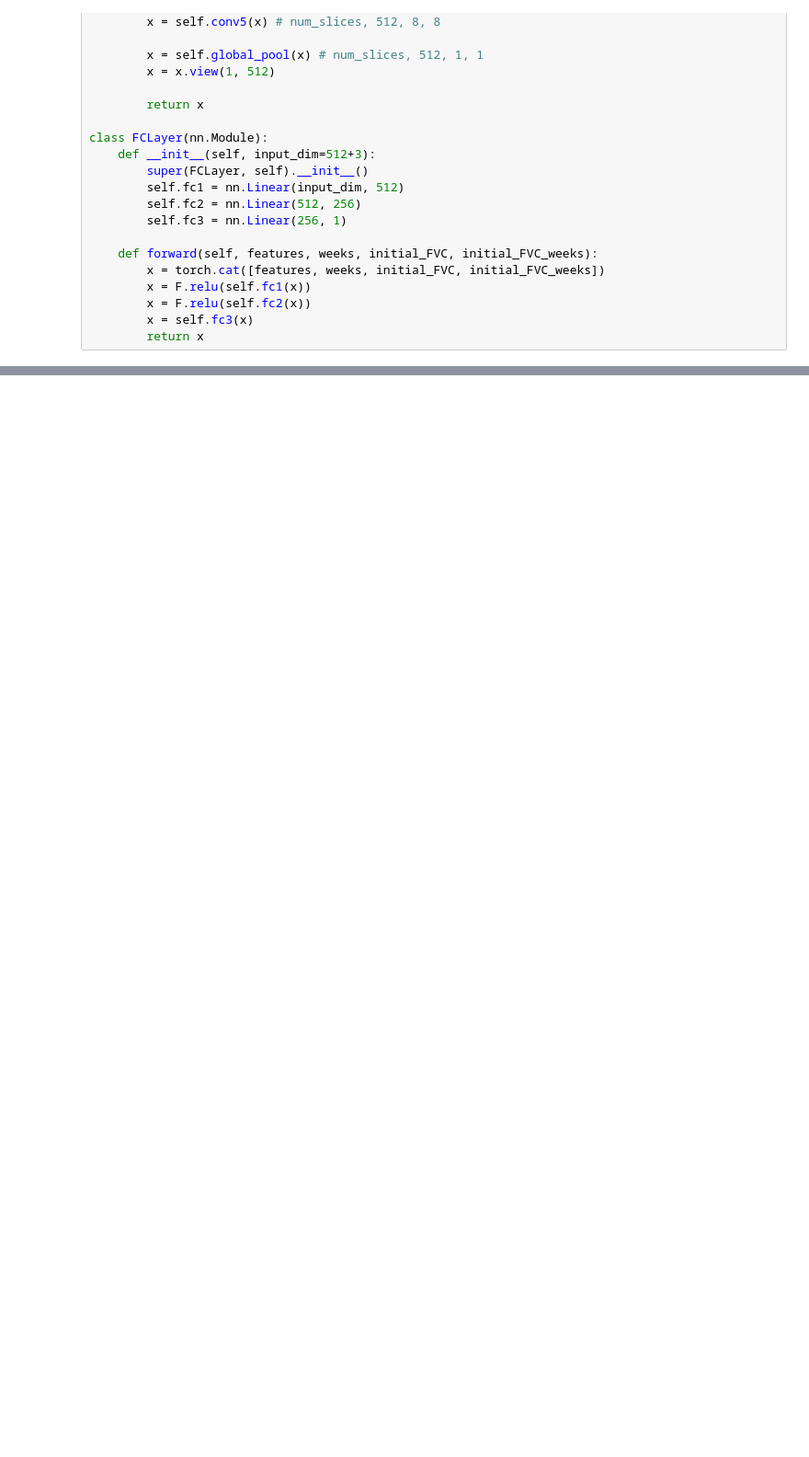
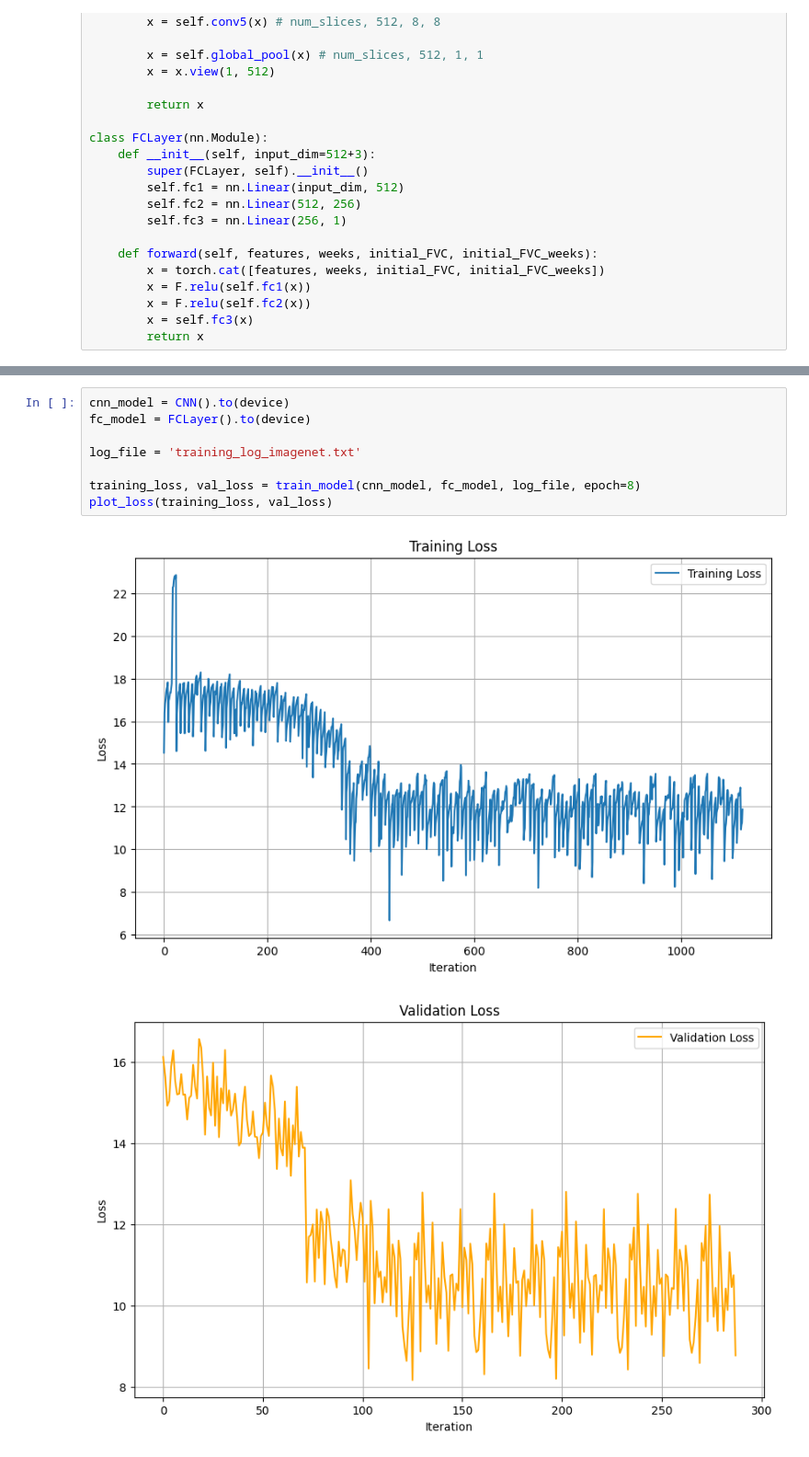
Before and after one commit to unfulw/pulmonary_fibrosis, a Jupyter notebook: scan/cnn.ipynb, the cells around one changed output, grey strips where cells are left out. Shown at 92% size. Saved outputs shown, nothing was run; the diff lists cells and outputs as text; blank space fills up the shorter version.

```diff
--- a/scan/cnn.ipynb
+++ b/scan/cnn.ipynb
@@ -414,0 +504,11 @@ for patient_id in tqdm(test_x.keys()):
+# %%
+cnn_model = CNN().to(device)
+fc_model = FCLayer().to(device)
+
+log_file = 'training_log_imagenet.txt'
+
+training_loss, val_loss = train_model(cnn_model, fc_model, log_file, epoch=8)
+plot_loss(training_loss, val_loss)
+# %% [output]
+[figure, added]
+[figure, added]
```
Also changed, not shown: parts of 14 cells of this notebook, 1 other file.
